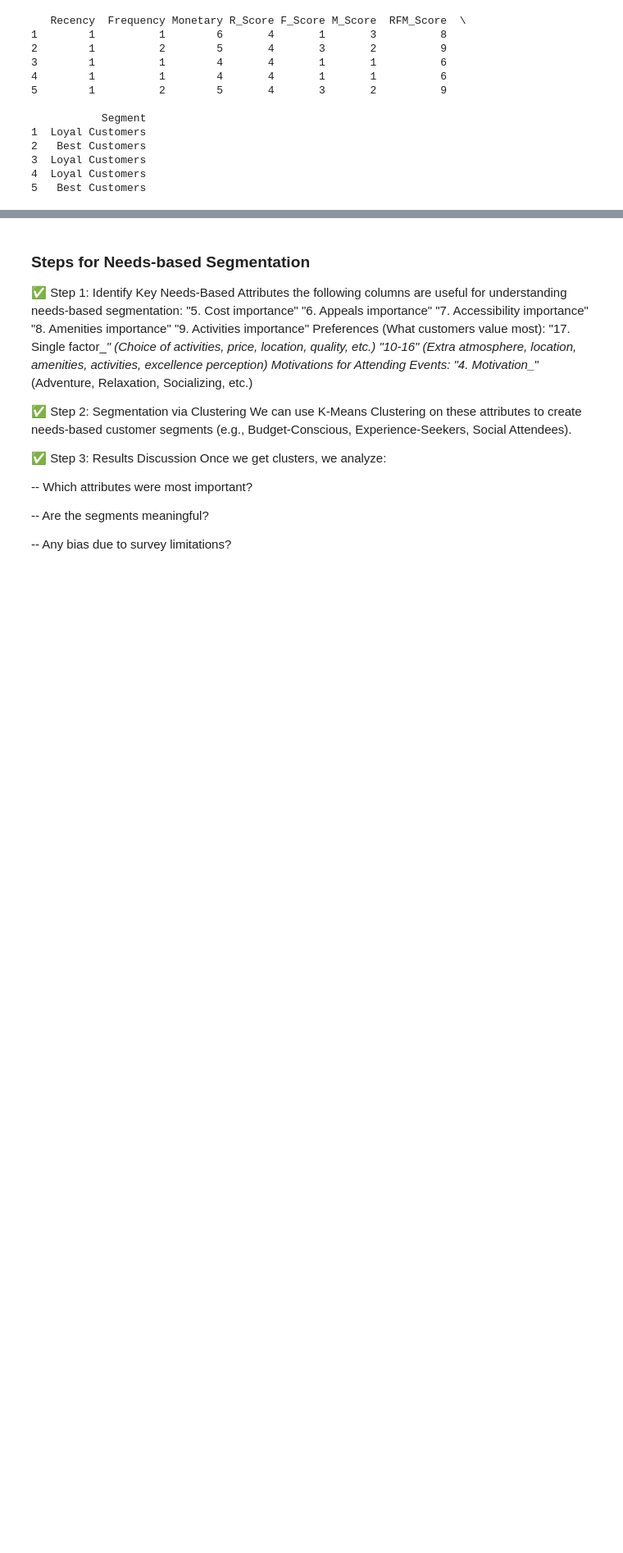
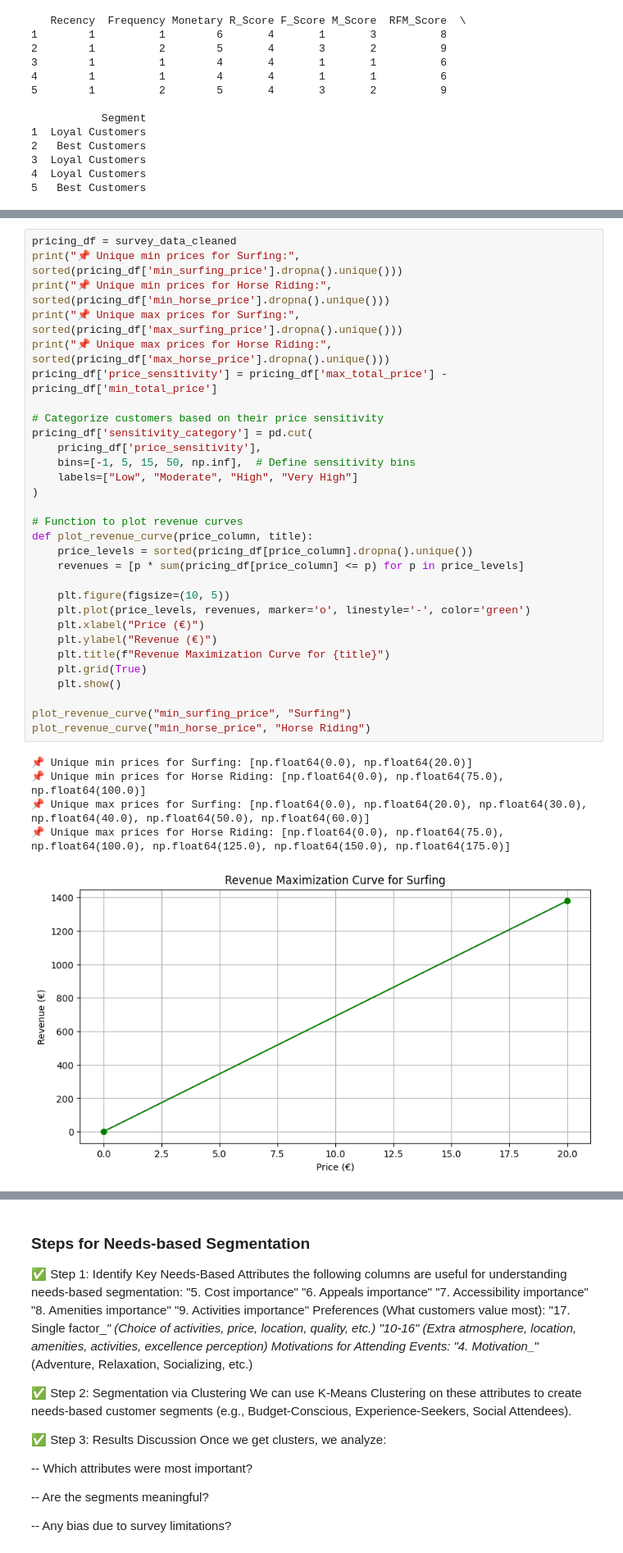
Before and after one commit to hmente/marketing-analytics-gp, a Jupyter notebook: main.ipynb, the cells around one changed output, grey strips where cells are left out. Shown: that part at 82% size. Drawn from its saved outputs; the diff is of its cells as text; blank space fills up the shorter version.

Commit message:
pricing analysis

```diff
--- a/main.ipynb
+++ b/main.ipynb
@@ -379,0 +387,36 @@ print(rfm.head())
+# %%
+pricing_df = survey_data_cleaned
+print("📌 Unique min prices for Surfing:", sorted(pricing_df['min_surfing_price'].dropna().unique()))
+print("📌 Unique min prices for Horse Riding:", sorted(pricing_df['min_horse_price'].dropna().unique()))
+print("📌 Unique max prices for Surfing:", sorted(pricing_df['max_surfing_price'].dropna().unique()))
+print("📌 Unique max prices for Horse Riding:", sorted(pricing_df['max_horse_price'].dropna().unique()))
+pricing_df['price_sensitivity'] = pricing_df['max_total_price'] - pricing_df['min_total_price']
+
+# Categorize customers based on their price sensitivity
+pricing_df['sensitivity_category'] = pd.cut(
+    pricing_df['price_sensitivity'],
+    bins=[-1, 5, 15, 50, np.inf],  # Define sensitivity bins
+    labels=["Low", "Moderate", "High", "Very High"]
+)
+
+# Function to plot revenue curves
+def plot_revenue_curve(price_column, title):
+    price_levels = sorted(pricing_df[price_column].dropna().unique())
+    revenues = [p * sum(pricing_df[price_column] <= p) for p in price_levels]
+
+    plt.figure(figsize=(10, 5))
+    plt.plot(price_levels, revenues, marker='o', linestyle='-', color='green')
+    plt.xlabel("Price (€)")
+    plt.ylabel("Revenue (€)")
+    plt.title(f"Revenue Maximization Curve for {title}")
+    plt.grid(True)
+    plt.show()
+
+plot_revenue_curve("min_surfing_price", "Surfing")
+plot_revenue_curve("min_horse_price", "Horse Riding")
+# %% [output]
+📌 Unique min prices for Surfing: [np.float64(0.0), np.float64(20.0)]
+📌 Unique min prices for Horse Riding: [np.float64(0.0), np.float64(75.0), np.float64(100.0)]
+📌 Unique max prices for Surfing: [np.float64(0.0), np.float64(20.0), np.float64(30.0), np.float64(40.0), np.float64(50.0), np.float64(60.0)]
+📌 Unique max prices for Horse Riding: [np.float64(0.0), np.float64(75.0), np.float64(100.0), np.float64(125.0), np.float64(150.0), np.float64(175.0)]
+[figure, added]
```
Also changed, not shown: parts of 7 cells of this notebook.
